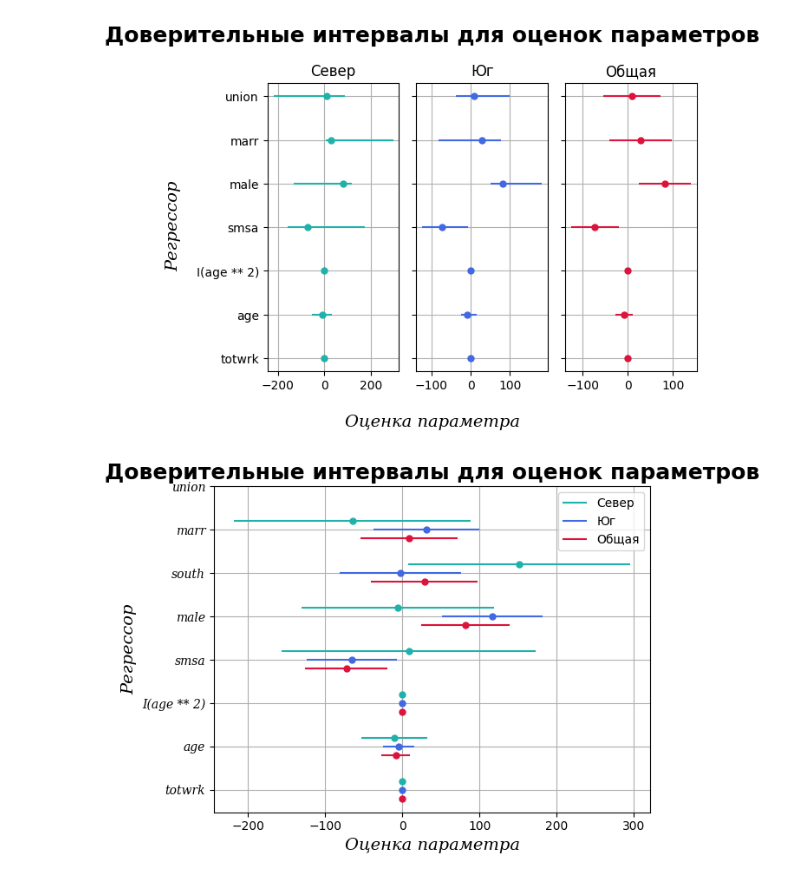
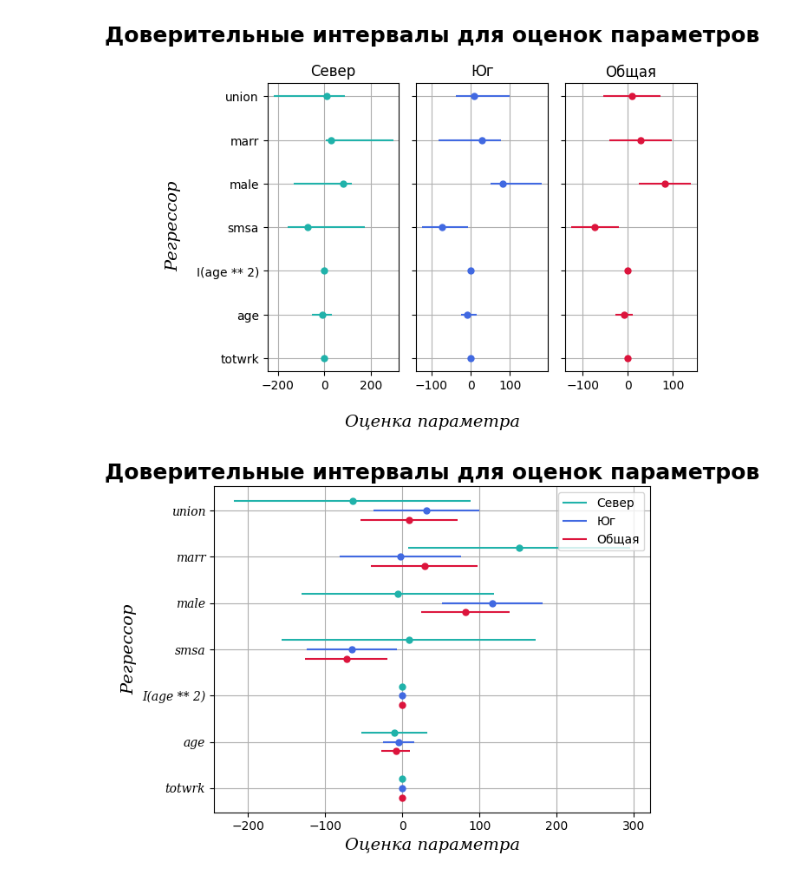
Before and after one commit to artamonoff/econometrica, a Jupyter notebook: econometrica-1/jupyter-notebooks/conf-intervals.ipynb, the cells around one changed output. Drawn from its saved outputs; the diff is of its cells as text; code cells hidden in the pictures.

```diff
--- a/econometrica-1/jupyter-notebooks/conf-intervals.ipynb
+++ b/econometrica-1/jupyter-notebooks/conf-intervals.ipynb
@@ -146,11 +146,12 @@ res_hc.conf_int(alpha=0.01).round(3)
 # %%
 # спецификация модели
 mod = smf.ols(formula='sleep~1+totwrk+age+I(age**2)+smsa+male+south+marr+union', data=df)
+# подгонка модели
 res = mod.fit()
 
 #plt.style.use('dark_background') # черный фон
 
-conf_int = res_hc.conf_int(alpha=0.1)
+conf_int = res.conf_int(alpha=0.1)
 # Задаем палитру цветов для интервалов
 colors = plt.cm.Dark2(np.linspace(0, 1, len(mod.exog_names)))
 #colors = plt.cm.tab20(np.linspace(0, 1, len(mod.exog_names)))
@@ -169,6 +170,7 @@ plt.title('Доверительные интервалы для оценок п
 plt.grid()
 # оптимизируем поля и расположение объектов
 plt.tight_layout()
+# plt.vlines(x=0, ymin=1-0.3, ymax=len(mod.exog_names)-1+0.2, linestyles='dotted')
 plt.show()
 # %% [output]
 [figure]
@@ -258,26 +260,27 @@ plt.show()
 # %%
 conf_int = res_overall_ols.conf_int(alpha=0.1)
 conf_int0 = res_ols_0.conf_int(alpha=0.1)
 conf_int1 = res_ols_1.conf_int(alpha=0.1)
 
 # Построение графика
 plt.figure()
 for i in range(1, len(mod_overall.exog_names)):
     plt.plot(res_ols_0.params[i], i+0.2, marker='o', markersize=5, color='lightseagreen')  # Отмечаем оценки коэффициентов точками
     line1 = plt.hlines(y=i+0.2, xmin=conf_int0.iloc[i, 0], xmax=conf_int0.iloc[i, 1], color='lightseagreen', label='Север')  # Соединяем границы интервала
     plt.plot(res_ols_1.params[i], i, marker='o', markersize=5, color='royalblue')  # Отмечаем оценки коэффициентов точками
     line2 =plt.hlines(y=i, xmin=conf_int1.iloc[i, 0], xmax=conf_int1.iloc[i, 1], color='royalblue', label='Юг')  # Соединяем границы интервала
     plt.plot(res_overall_ols.params[i], i-0.2, marker='o', markersize=5, color='crimson')  # Отмечаем оценки коэффициентов точками
     line3 = plt.hlines(y=i-0.2, xmin=conf_int.iloc[i, 0], xmax=conf_int.iloc[i, 1], color='crimson', label='Общая')  # Соединяем границы интервала
 
-plt.yticks(range(1, len(mod.exog_names)), mod.exog_names[1:], fontstyle='italic', family='serif') # подписи на оси y
+plt.yticks(range(1, len(mod_overall.exog_names)), mod_overall.exog_names[1:], fontstyle='italic', family='serif') # подписи на оси y
 plt.xlabel('Оценка параметра', fontsize=14, fontstyle='italic', family='serif')
 plt.ylabel('Регрессор', fontsize=14, fontstyle='italic', family='serif')
 plt.title('Доверительные интервалы для оценок параметров', fontsize=18, fontweight='bold')
 plt.legend([line1, line2, line3], ['Север', 'Юг', 'Общая'])
 plt.grid()
 # оптимизируем поля и расположение объектов
 plt.tight_layout()
+# plt.vlines(x=0, ymin=1-0.5, ymax=len(mod.exog_names)-1, linestyles='dotted')
 plt.show()
 # %% [output]
-[figure, old version]
+[figure, new version]
```
